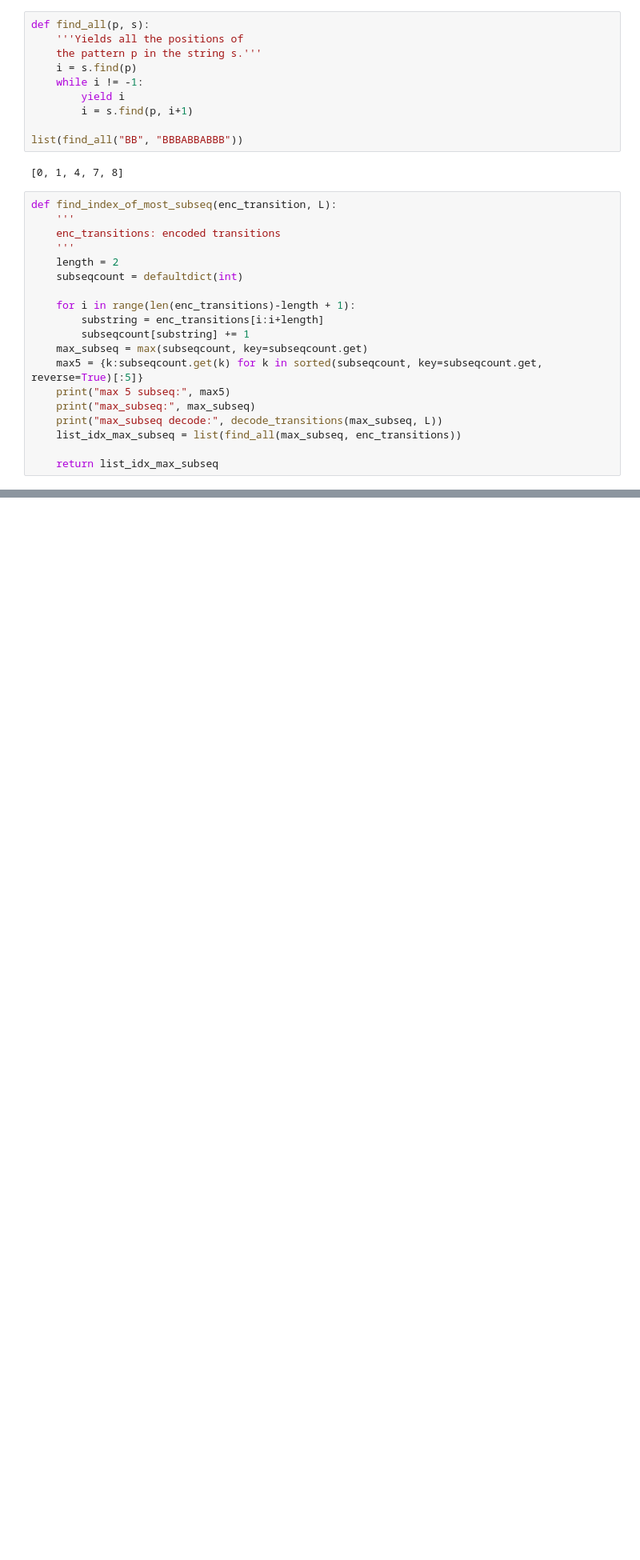
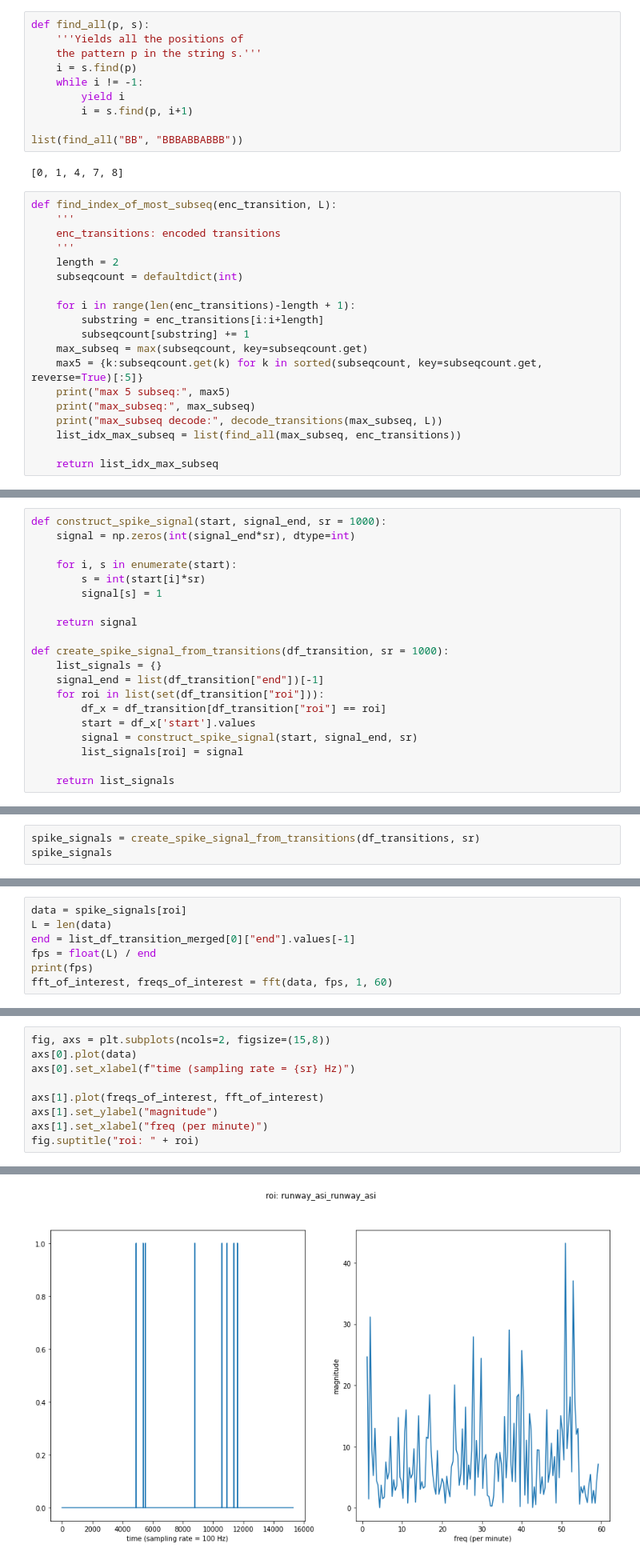
Before and after one commit to habom2310/eye-tracking-in-aviation, a Jupyter notebook: Pair transitions.ipynb, the cells around one changed output, grey strips where cells are left out. Shown: that part at 80% size. Drawn from its saved outputs; the diff is of its cells as text; blank space fills up the shorter version.

```diff
--- a/Pair transitions.ipynb
+++ b/Pair transitions.ipynb
@@ -402 +324,21 @@ rect_signals
+# %%
+def construct_spike_signal(start, signal_end, sr = 1000):
+    signal = np.zeros(int(signal_end*sr), dtype=int)
+
+    for i, s in enumerate(start):
+        s = int(start[i]*sr)
+        signal[s] = 1
+
+    return signal
+
+def create_spike_signal_from_transitions(df_transition, sr = 1000):
+    list_signals = {}
+    signal_end = list(df_transition["end"])[-1]
+    for roi in list(set(df_transition["roi"])):
+        df_x = df_transition[df_transition["roi"] == roi]
+        start = df_x['start'].values
+        signal = construct_spike_signal(start, signal_end, sr)
+        list_signals[roi] = signal
+
+    return list_signals
 # %%
@@ -459,0 +455,3 @@ fftPlot(signal, dt=dt)
+# %%
+spike_signals = create_spike_signal_from_transitions(df_transitions, sr)
+spike_signals
@@ -459,0 +469,7 @@ fftPlot(signal, dt=dt)
+# %%
+data = spike_signals[roi]
+L = len(data)
+end = list_df_transition_merged[0]["end"].values[-1]
+fps = float(L) / end
+print(fps)
+fft_of_interest, freqs_of_interest = fft(data, fps, 1, 60)
@@ -459,0 +478,10 @@ fftPlot(signal, dt=dt)
+# %%
+fig, axs = plt.subplots(ncols=2, figsize=(15,8))
+axs[0].plot(data)
+axs[0].set_xlabel(f"time (sampling rate = {sr} Hz)")
+
+axs[1].plot(freqs_of_interest, fft_of_interest)
+axs[1].set_ylabel("magnitude")
+axs[1].set_xlabel("freq (per minute)")
+fig.suptitle("roi: " + roi)
+# %% [output]
@@ -460,3 +489,4 @@ fftPlot(signal, dt=dt)
+[figure, added]
 # %%
 # colors = plt.get_cmap('RdYlGn')(np.linspace(0, 1, 6))
 colors = plt.get_cmap('hsv')(np.linspace(0, 0.9, 7))
```
Also changed, not shown: parts of 21 cells of this notebook.
